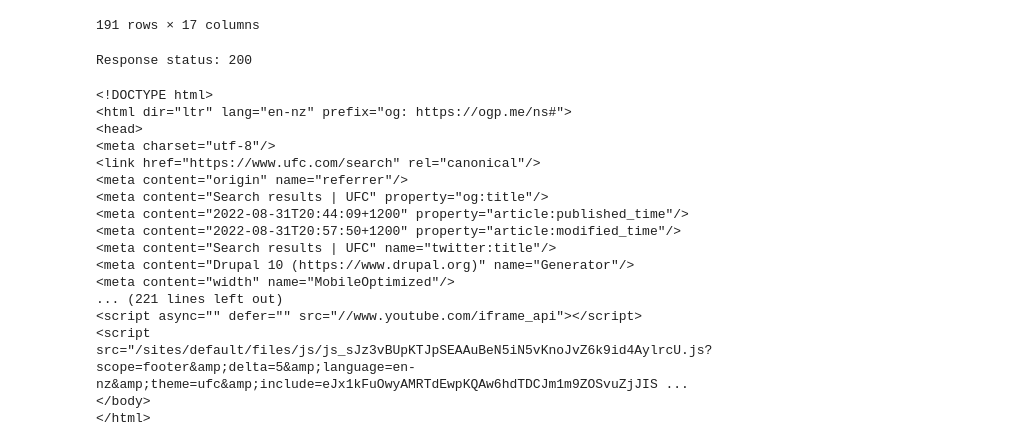
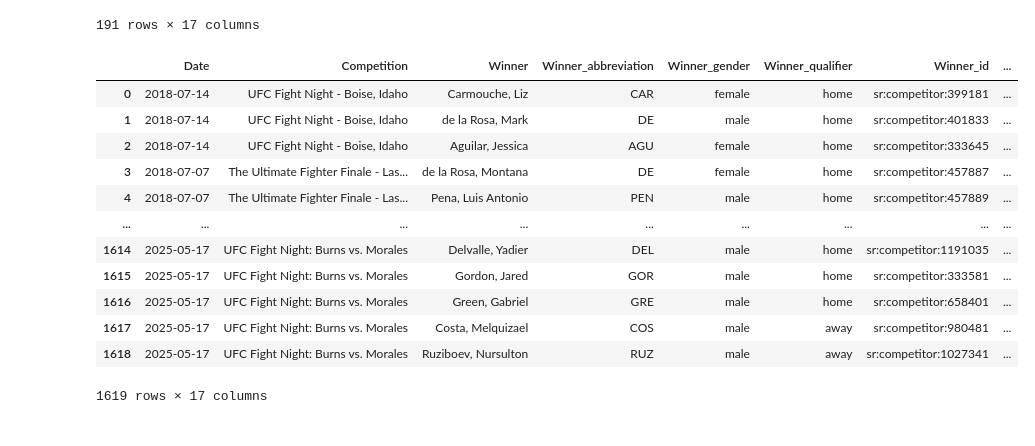
Before and after one commit to KarolinaCar/UFCprediction, a Jupyter notebook: UFC_Notebook_Karolina.ipynb, the cells around one changed output. Drawn from its saved outputs; the diff is of its cells as text; code cells hidden in the pictures.

Commit message:
Get all fights from the API

```diff
--- a/UFC_Notebook_Karolina.ipynb
+++ b/UFC_Notebook_Karolina.ipynb
@@ -210,41 +219,3 @@ fighters_df_info
 191 rows × 17 columns
 # %%
 fighters_df_info.to_csv('./csv/Fighters_info.csv', index=False)
-# %%
-#This is another URL that contains information about the fighters
-url_info = "https://www.ufc.com/search?query=athlete&tabOrder=.%2Findex.html%2Clinks%2Cathletes%2Cevents%2Cfaqs%2Chelp_articles%2Cvideos%2Cpromotions&referrerPageUrl=https%3A%2F%2Fwww.ufc.com%2F&facetFilters=%7B%22gender%22%3A%5B%5D%2C%22c_weightClass%22%3A%5B%5D%2C%22c_homeCountry%22%3A%5B%5D%2C%22c_accolades%22%3A%5B%5D%7D&filters=%7B%7D&search-offset=4305&verticalUrl=Athletes.html?page=all"
-headers = {
-    "User-Agent": "Mozilla/5.0 (Windows NT 10.0; Win64; x64) AppleWebKit/537.36 (KHTML, like Gecko) Chrome/120.0.0.0 Safari/537.36"
-}
-response_ranking = requests.get(url_info, headers=headers)
-
-# Always check if the request was successful
-if response_ranking.status_code != 200:
-    print(f"Error: Received status code {response_ranking.status_code}")
-    exit()
-
-print(f"Response status: {response_ranking.status_code}")
-# %% [output]
-Response status: 200
-# %%
-page_fighters = response_ranking.content
-scraping_fighters = BeautifulSoup(page_fighters, "lxml")
-scraping_fighters
-# %% [output]
-<!DOCTYPE html>
-<html dir="ltr" lang="en-nz" prefix="og: https://ogp.me/ns#">
-<head>
-<meta charset="utf-8"/>
-<link href="https://www.ufc.com/search" rel="canonical"/>
-<meta content="origin" name="referrer"/>
-<meta content="Search results | UFC" property="og:title"/>
-<meta content="2022-08-31T20:44:09+1200" property="article:published_time"/>
-<meta content="2022-08-31T20:57:50+1200" property="article:modified_time"/>
-<meta content="Search results | UFC" name="twitter:title"/>
-<meta content="Drupal 10 (https://www.drupal.org)" name="Generator"/>
-<meta content="width" name="MobileOptimized"/>
-... (221 lines left out)
-<script async="" defer="" src="//www.youtube.com/iframe_api"></script>
-<script src="/sites/default/files/js/js_sJz3vBUpKTJpSEAAuBeN5iN5vKnoJvZ6k9id4AylrcU.js?scope=footer&amp;delta=5&amp;language=en-nz&amp;theme=ufc&amp;include=eJx1kFuOwyAMRTdEwpKQAw6hdTDCJm1m9ZOSvuZjJIS ...
-</body>
-</html>
@@ -253,0 +222,15 @@ url_events= 'http://www.ufcstats.com/statistics/events/completed?page=all'
+# %%
+def get_all_seasons():
+    url_seasons = base_api_url + "/seasons.json"
+    response_seasons = requests.get(url_seasons, headers=headers)
+    seasons_content = json.loads(response_seasons.content)
+    seasons_values = seasons_content.get('seasons')
+    seasons_result = []
+    for season in seasons_values:
+        start_date = season.get("start_date")
+        season_name = season.get('name')
+        seasons_result.append({
+            'Date': start_date,
+            'Name' : season_name
+        })
+    return seasons_result
@@ -253,0 +297,27 @@ url_events= 'http://www.ufcstats.com/statistics/events/completed?page=all'
+# %%
+def get_all_fights_data():
+    seasons = get_all_seasons()
+    all_fights = []
+    for season in seasons:
+        season_fights = get_all_fights_by_date(season['Date'])
+        all_fights.extend(season_fights)
+    return all_fights
+# %%
+all_fights_data = get_all_fights_data()
+df_all_fights = pd.DataFrame(all_fights_data)
+df_all_fights.to_csv('./csv/df_all_fights.csv', index= False)
+df_all_fights
+# %% [output]
+|  | Date | Competition | Winner | Winner_abbreviation | Winner_gender | Winner_qualifier | Winner_id | ... |
+| 0 | 2018-07-14 | UFC Fight Night - Boise, Idaho | Carmouche, Liz | CAR | female | home | sr:competitor:399181 | ... |
+| 1 | 2018-07-14 | UFC Fight Night - Boise, Idaho | de la Rosa, Mark | DE | male | home | sr:competitor:401833 | ... |
+| 2 | 2018-07-14 | UFC Fight Night - Boise, Idaho | Aguilar, Jessica | AGU | female | home | sr:competitor:333645 | ... |
+| 3 | 2018-07-07 | The Ultimate Fighter Finale - Las... | de la Rosa, Montana | DE | female | home | sr:competitor:457887 | ... |
+| 4 | 2018-07-07 | The Ultimate Fighter Finale - Las... | Pena, Luis Antonio | PEN | male | home | sr:competitor:457889 | ... |
+| ... | ... | ... | ... | ... | ... | ... | ... | ... |
+| 1614 | 2025-05-17 | UFC Fight Night: Burns vs. Morales | Delvalle, Yadier | DEL | male | home | sr:competitor:1191035 | ... |
+| 1615 | 2025-05-17 | UFC Fight Night: Burns vs. Morales | Gordon, Jared | GOR | male | home | sr:competitor:333581 | ... |
+| 1616 | 2025-05-17 | UFC Fight Night: Burns vs. Morales | Green, Gabriel | GRE | male | home | sr:competitor:658401 | ... |
+| 1617 | 2025-05-17 | UFC Fight Night: Burns vs. Morales | Costa, Melquizael | COS | male | away | sr:competitor:980481 | ... |
+| 1618 | 2025-05-17 | UFC Fight Night: Burns vs. Morales | Ruziboev, Nursulton | RUZ | male | away | sr:competitor:1027341 | ... |
+1619 rows × 17 columns
```
Also changed, not shown: parts of 10 cells of this notebook, 7 other files.
